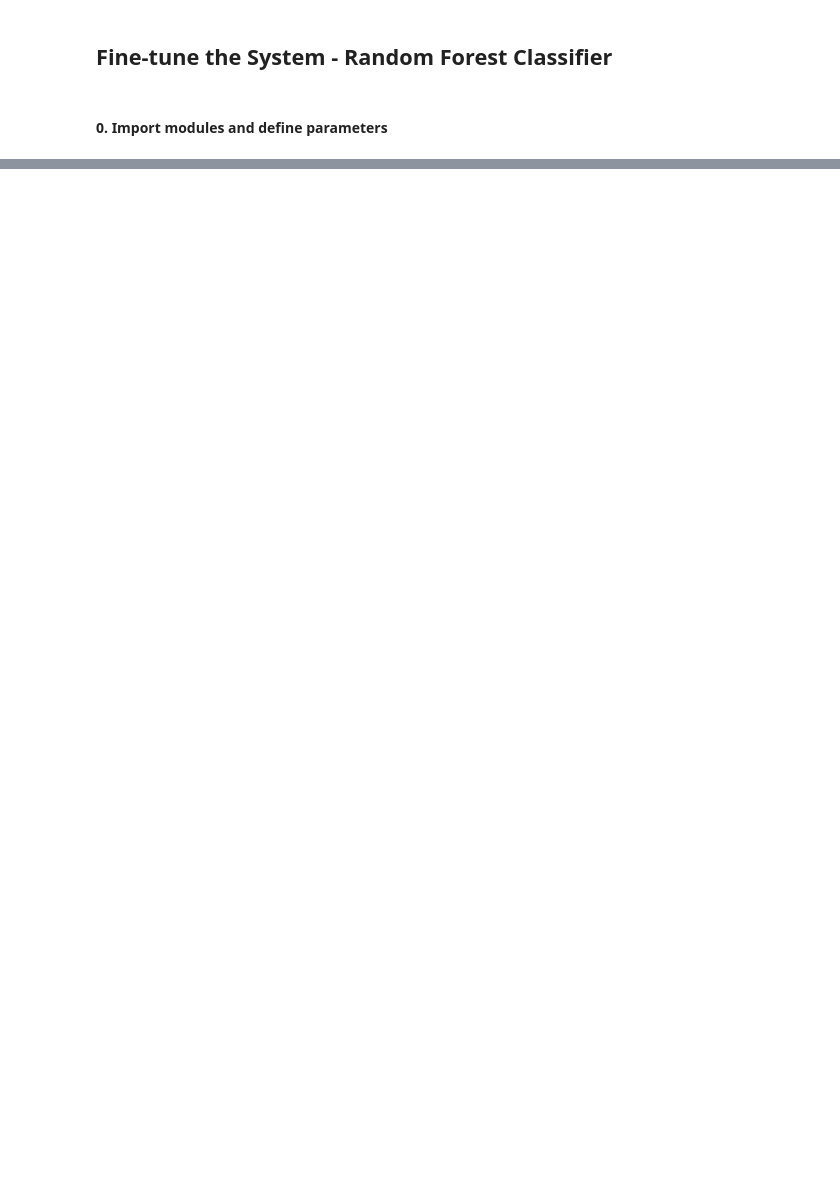
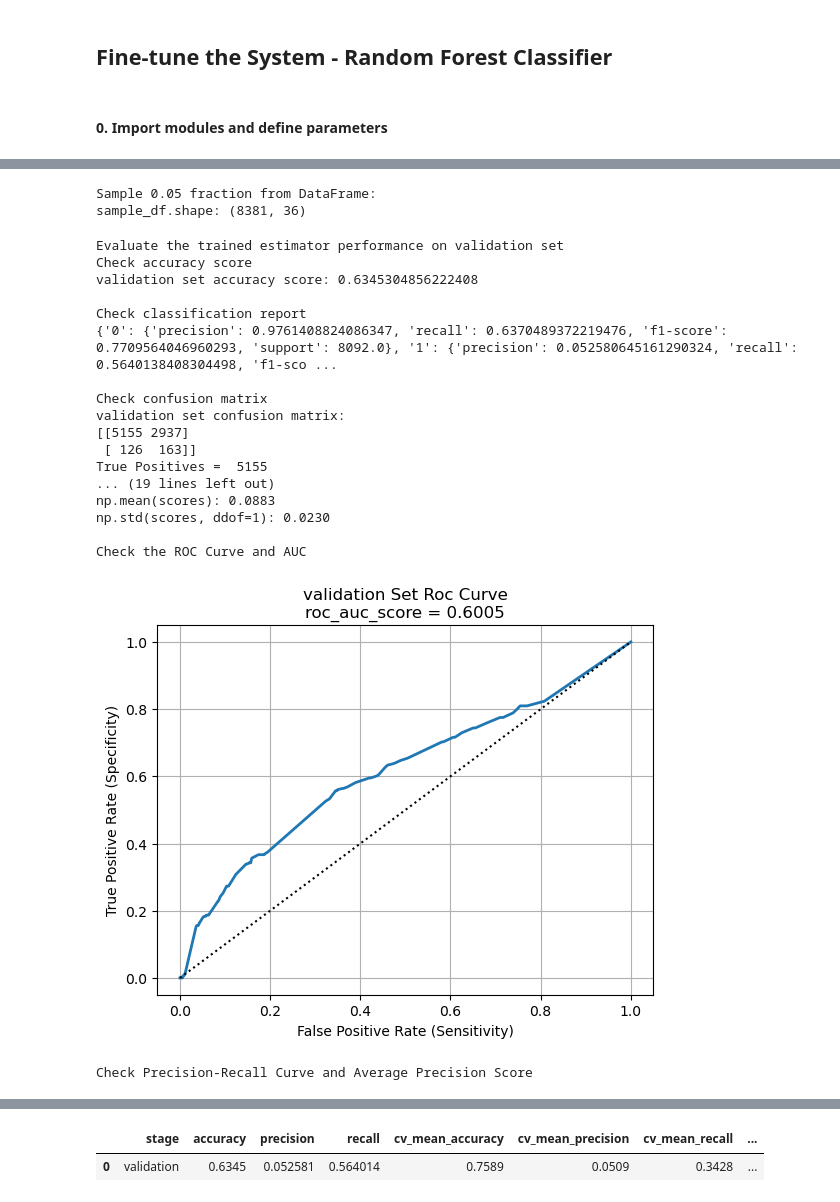
Before and after one commit to LiyangSong/Advertisement-CTR-Prediction, a Jupyter notebook: jupyter/model_ft_rf.ipynb, the cells around one changed output, grey strips where cells are left out. Saved outputs shown, nothing was run; the diff lists cells and outputs as text; code cells hidden in the pictures; blank space fills up the shorter version.

```diff
--- a/jupyter/model_ft_rf.ipynb
+++ b/jupyter/model_ft_rf.ipynb
@@ -8,0 +127,2 @@
+# %%
+best_model = bin_class_utils.tune_hyperparameters(train_cap_x_df, train_y_df, composite_estimator, RF_HYPER_PARAM_GRID)
@@ -8,0 +163,2 @@
+# %%
+validation_df = general_utils.read_csv(VALIDATION_FILE_PATH)
@@ -8,0 +176,32 @@
+# %%
+validation_df_sample = data_prepare_utils.sample_data(validation_df, SAMPLE_SIZE, SAMPLE_RANDOM_STATE)
+del validation_df
+# %% [output]
+Sample 0.05 fraction from DataFrame:
+sample_df.shape: (8381, 36)
+# %%
+validation_cap_x_df, validation_y_df = validation_df_sample.drop(columns=TARGET_ATTR), validation_df_sample[[TARGET_ATTR]]
+del validation_df_sample
+# %%
+eval_validation_results = bin_class_utils.eval_class(validation_cap_x_df, validation_y_df, best_model, "validation", CVS_SCORING_LIST)
+eval_validation_results
+# %% [output]
+Evaluate the trained estimator performance on validation set
+Check accuracy score
+validation set accuracy score: 0.6345304856222408
+
+Check classification report
+{'0': {'precision': 0.9761408824086347, 'recall': 0.6370489372219476, 'f1-score': 0.7709564046960293, 'support': 8092.0}, '1': {'precision': 0.052580645161290324, 'recall': 0.5640138408304498, 'f1-sco ...
+
+Check confusion matrix
+validation set confusion matrix:
+[[5155 2937]
+ [ 126  163]]
+True Positives =  5155
+... (19 lines left out)
+np.mean(scores): 0.0883
+np.std(scores, ddof=1): 0.0230
+
+Check the ROC Curve and AUC
+[figure, added]
+Check Precision-Recall Curve and Average Precision Score
@@ -8,0 +209,2 @@
+|  | stage | accuracy | precision | recall | cv_mean_accuracy | cv_mean_precision | cv_mean_recall | ... |
+| 0 | validation | 0.6345 | 0.052581 | 0.564014 | 0.7589 | 0.0509 | 0.3428 | ... |
```
Also changed, not shown: parts of 37 cells of this notebook, 3 other files.
